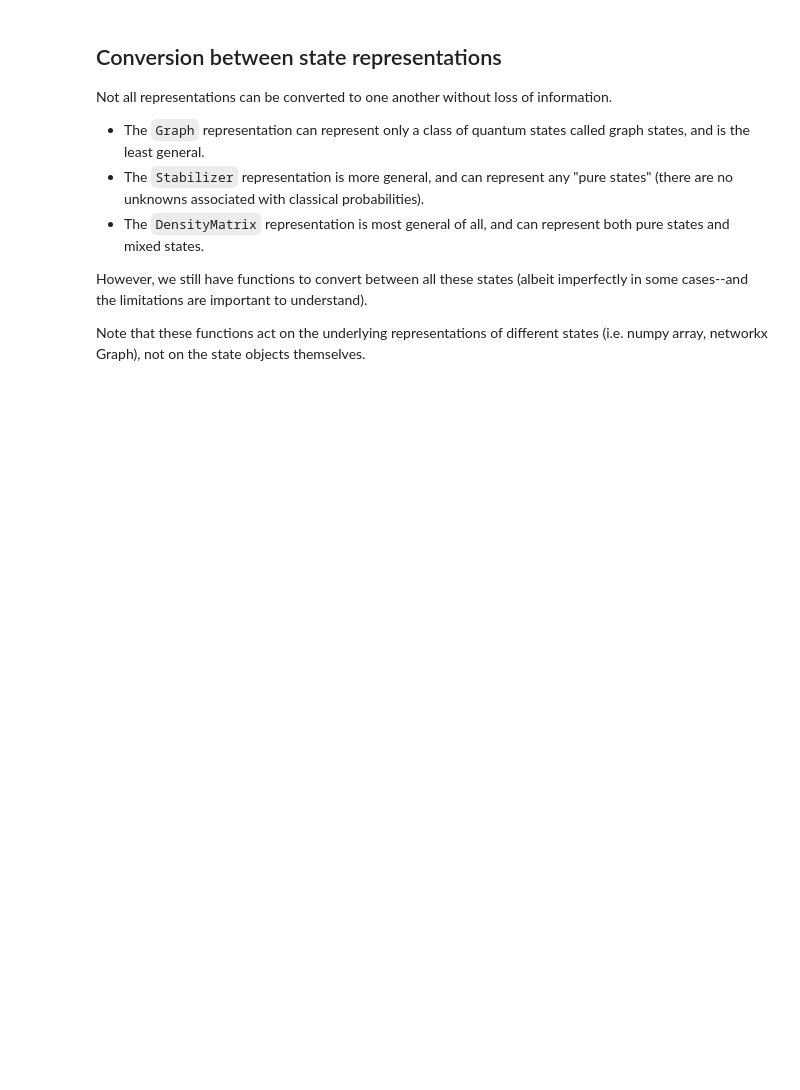
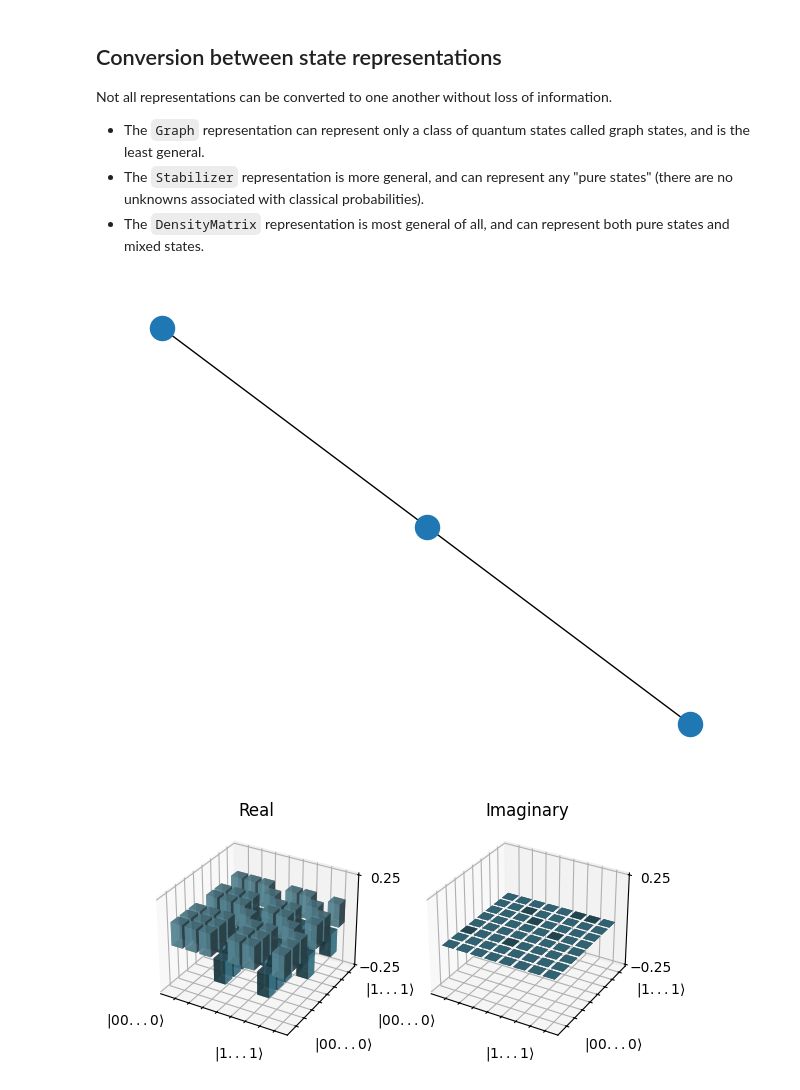
Before and after one commit to graphiq-dev/graphiq, a Jupyter notebook: docs/examples/startup_guide/2_states.ipynb, the cells around one changed output. Cells and saved outputs as stored; diff of their text form; code cells hidden in the pictures; blank space fills up the shorter version.

```diff
--- a/docs/examples/startup_guide/2_states.ipynb
+++ b/docs/examples/startup_guide/2_states.ipynb
@@ -239,20 +310,19 @@ Not all representations can be converted to one another without loss of informat
 * The `Graph` representation can represent only a class of quantum states called graph states, and is the least general.
 * The `Stabilizer` representation is more general, and can represent any "pure states" (there are no unknowns associated with classical probabilities).
 * The `DensityMatrix` representation is most general of all, and can represent both pure states and mixed states.
-
-However, we still have functions to convert between all these states (albeit imperfectly in some cases--and the limitations are important to understand).
-
-Note that these functions act on the underlying representations of different states (i.e. numpy array, networkx Graph), not on the state objects themselves.
 # %%
 """ Graph to density matrix"""
-import graphiq.backends.state_rep_conversion as rc
-import src.visualizers.density_matrix as vdm
+from graphiq.backends.state_rep_conversion import density_to_graph, graph_to_density, graph_to_stabilizer, stabilizer_to_graph, stabilizer_to_density, density_to_stabilizer
+import graphiq.visualizers.density_matrix as vdm
 
 linear3_g = nx.Graph([(1, 2), (2, 3)])  # Edge between node 1-2, node 2-3
-linear3_dm = rc.graph_to_density(linear3_g)
+linear3_dm = graph_to_density(linear3_g)
 
 nx.draw(linear3_g)
-vdm.density_matrix_bars(linear3_dm)
+vdm.density_matrix_bars(linear3_dm);
+# %% [output]
+[figure, added]
+[figure, added]
 # %%
 """ Density matrix to graph: exact """
 
```
Also changed, not shown: parts of 37 cells of this notebook, 7 other files.
